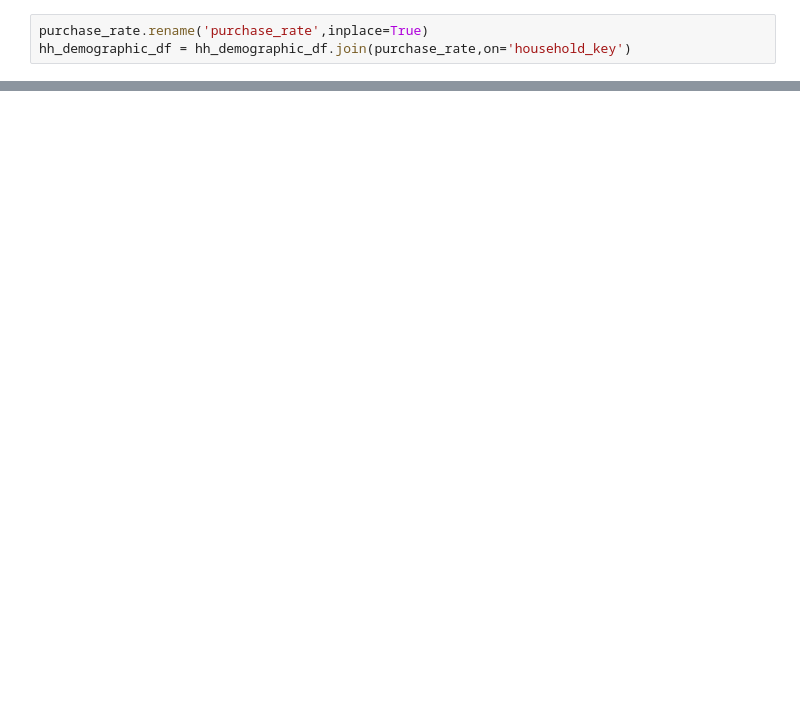
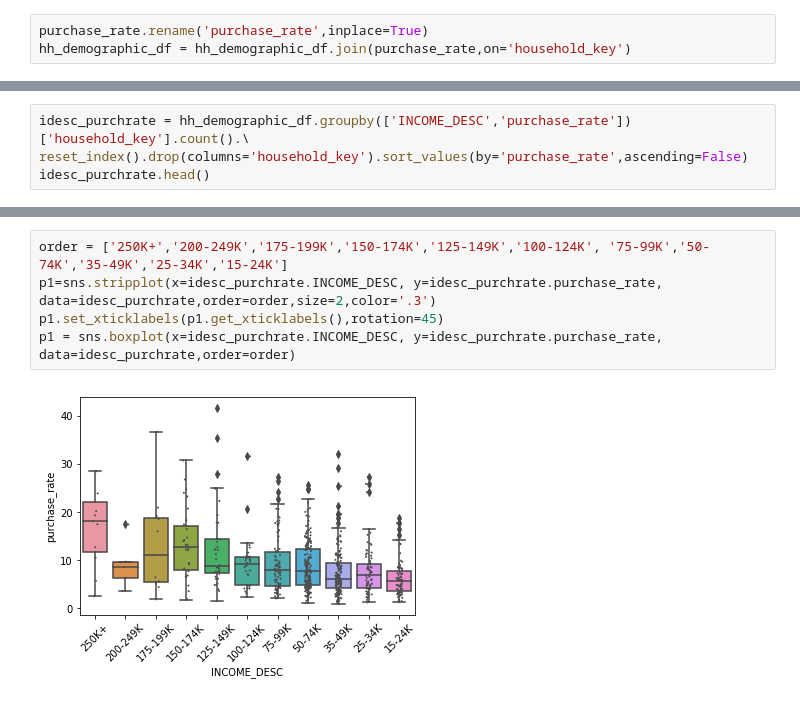
Before and after one commit to raphaelreiss/ADA_project, a Jupyter notebook: src/TermProject.ipynb, the cells around one changed output, grey strips where cells are left out. Saved outputs shown, nothing was run; the diff lists cells and outputs as text; blank space fills up the shorter version.

```diff
--- a/src/TermProject.ipynb
+++ b/src/TermProject.ipynb
@@ -117,0 +185,4 @@ household_size = hh_demographic_df['HOUSEHOLD_SIZE_DESC'].replace('5+','6')
+# %%
+idesc_purchrate = hh_demographic_df.groupby(['INCOME_DESC','purchase_rate'])['household_key'].count().\
+reset_index().drop(columns='household_key').sort_values(by='purchase_rate',ascending=False)
+idesc_purchrate.head()
@@ -117,0 +196,7 @@ household_size = hh_demographic_df['HOUSEHOLD_SIZE_DESC'].replace('5+','6')
+# %%
+order = ['250K+','200-249K','175-199K','150-174K','125-149K','100-124K', '75-99K','50-74K','35-49K','25-34K','15-24K']
+p1=sns.stripplot(x=idesc_purchrate.INCOME_DESC, y=idesc_purchrate.purchase_rate, data=idesc_purchrate,order=order,size=2,color='.3')
+p1.set_xticklabels(p1.get_xticklabels(),rotation=45)
+p1 = sns.boxplot(x=idesc_purchrate.INCOME_DESC, y=idesc_purchrate.purchase_rate, data=idesc_purchrate,order=order)
+# %% [output]
+[figure, added]
```
Also changed, not shown: parts of 13 cells of this notebook.
